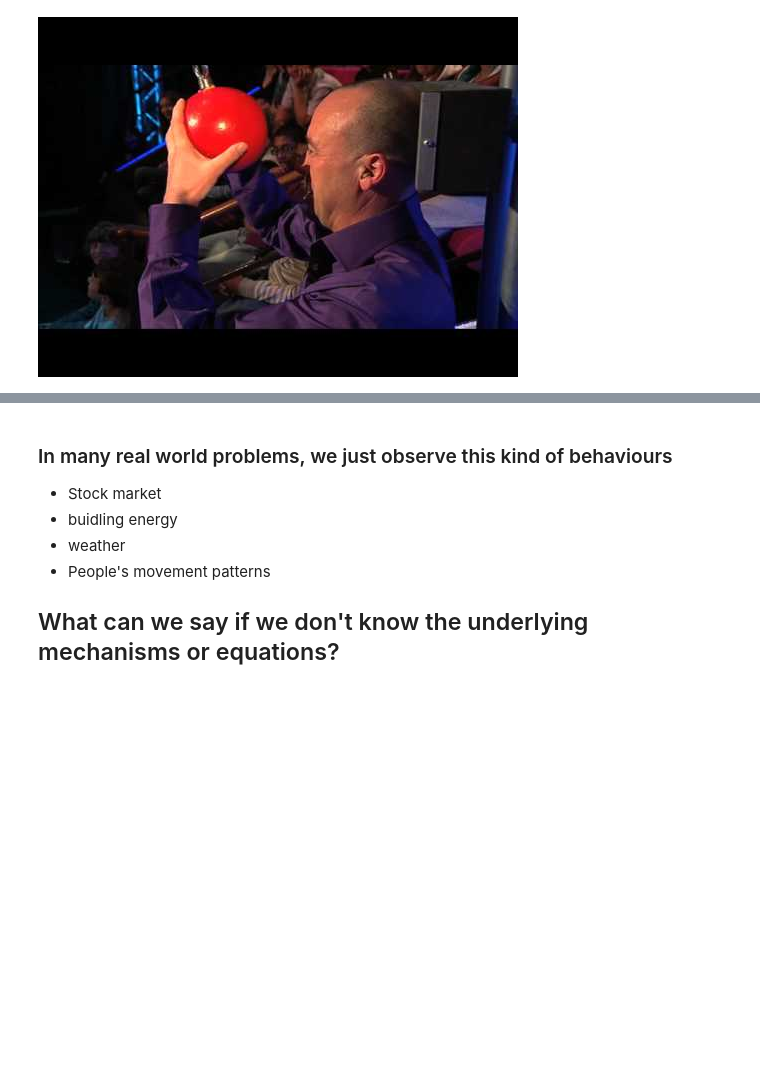
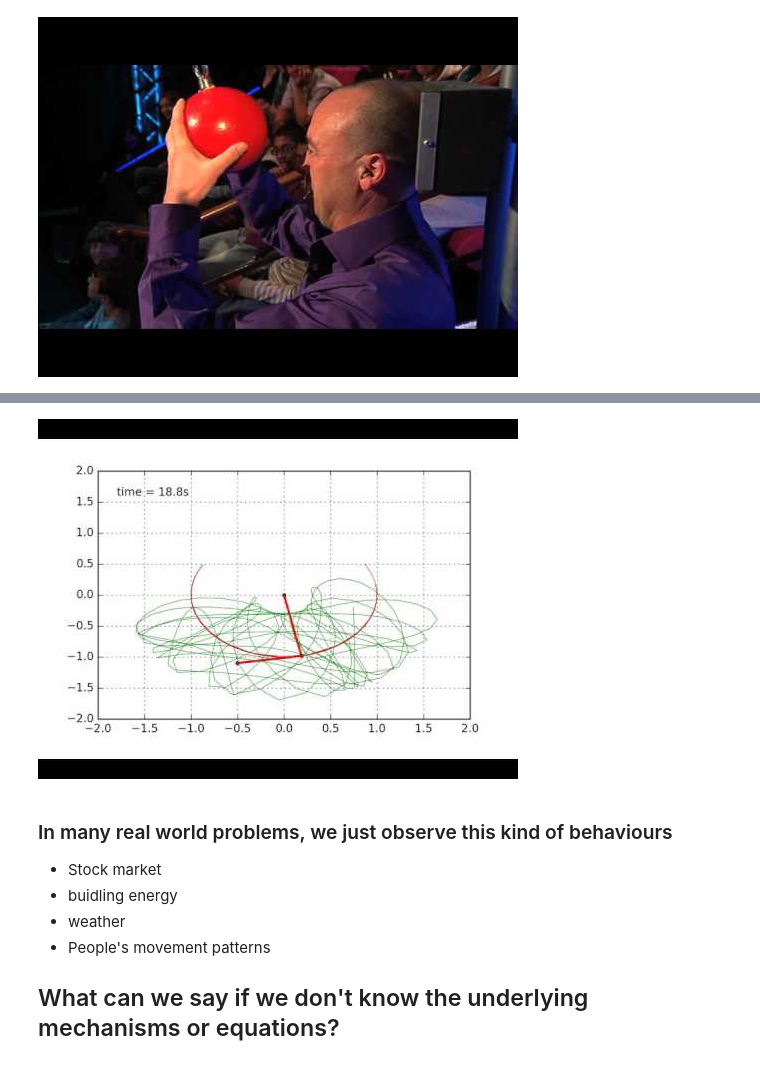
Before and after one commit to sevamoo/data_driven_modeling_2016, a Jupyter notebook: 02_Determinism_And_Probability_Theory_20160927.ipynb, the cells around one changed output, grey strips where cells are left out. Cells and saved outputs as stored; diff of their text form; code cells hidden in the pictures; blank space fills up the shorter version.

```diff
--- a/02_Determinism_And_Probability_Theory_20160927.ipynb
+++ b/02_Determinism_And_Probability_Theory_20160927.ipynb
@@ -183,6 +184,11 @@ HTML("""
 """)
 # %% [output]
 [interactive output not drawn]
+# %%
+from IPython.display import YouTubeVideo
+YouTubeVideo('04mbMblhXog',width=600, height=400)
+# %% [output]
+[figure, added]
 # %% [markdown]
 ### In many real world problems, we just observe this kind of behaviours
 * Stock market
```
Also changed, not shown: parts of 9 cells of this notebook, 9 other files.
